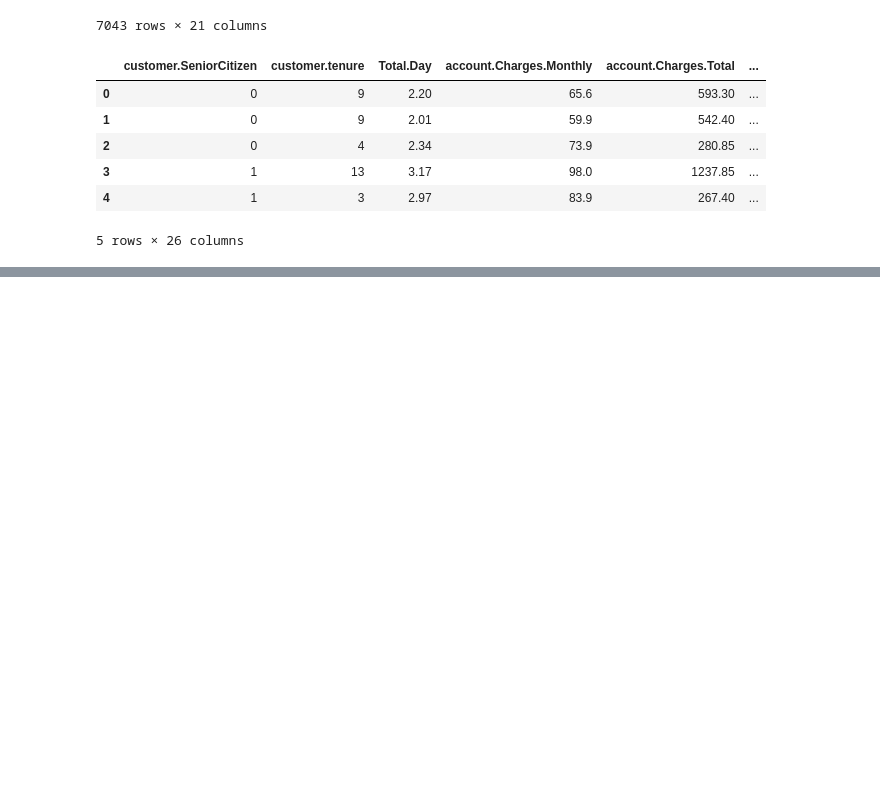
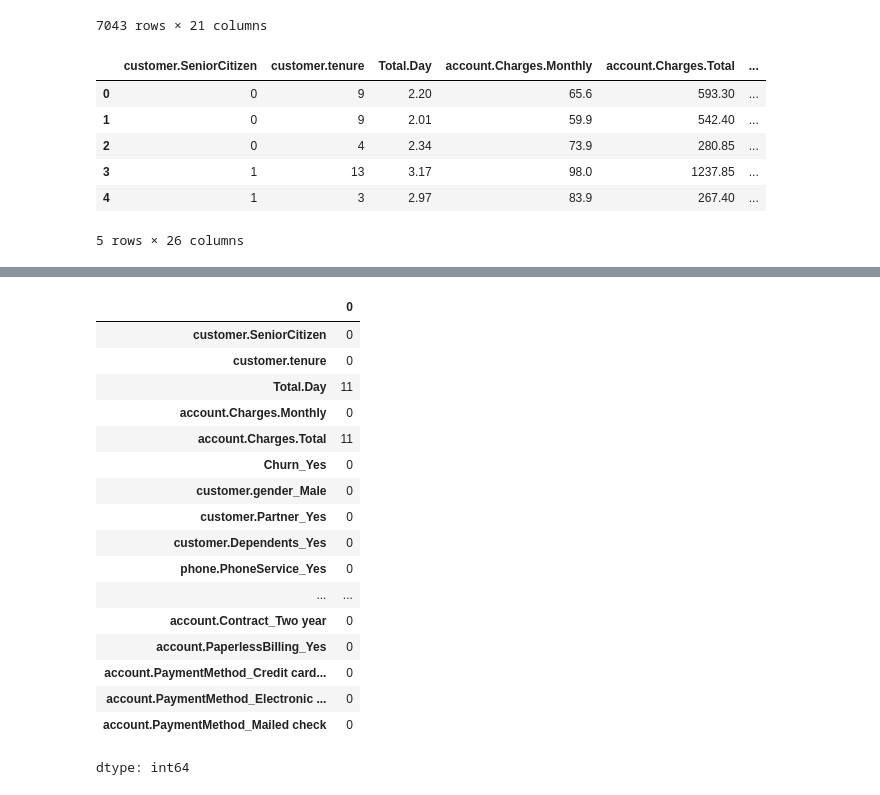
Before and after one commit to Gabriel-muni/Telecom_X_parte2, a Jupyter notebook: Telecom_X_parte2.ipynb, the cells around one changed output, grey strips where cells are left out. Cells and saved outputs as stored; diff of their text form; code cells hidden in the pictures; blank space fills up the shorter version.

```diff
--- a/Telecom_X_parte2.ipynb
+++ b/Telecom_X_parte2.ipynb
@@ -90,0 +111,22 @@ df_encoded.head() #deja en 26 las columnas
+# %%
+df_encoded.isnull().sum() #valores nulos de todas las columnas, usando isnull y sum
+#si opto x cambiar los 11 nulos x 0, utilizo la funcion replace como hizo en el internetSService
+# %% [output]
+|  | 0 |
+| customer.SeniorCitizen | 0 |
+| customer.tenure | 0 |
+| Total.Day | 11 |
+| account.Charges.Monthly | 0 |
+| account.Charges.Total | 11 |
+| Churn_Yes | 0 |
+| customer.gender_Male | 0 |
+| customer.Partner_Yes | 0 |
+| customer.Dependents_Yes | 0 |
+| phone.PhoneService_Yes | 0 |
+| ... | ... |
+| account.Contract_Two year | 0 |
+| account.PaperlessBilling_Yes | 0 |
+| account.PaymentMethod_Credit card... | 0 |
+| account.PaymentMethod_Electronic ... | 0 |
+| account.PaymentMethod_Mailed check | 0 |
+dtype: int64
```
Also changed, not shown: parts of 13 cells of this notebook.
